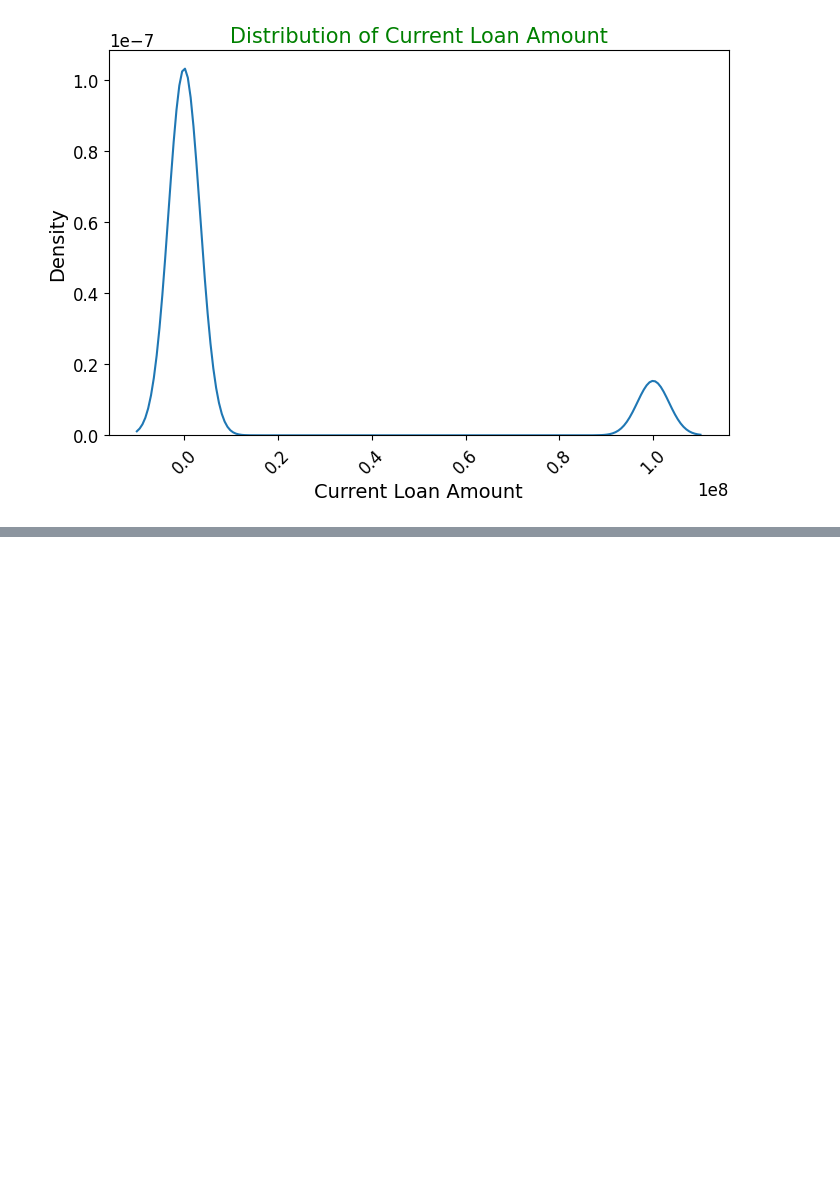
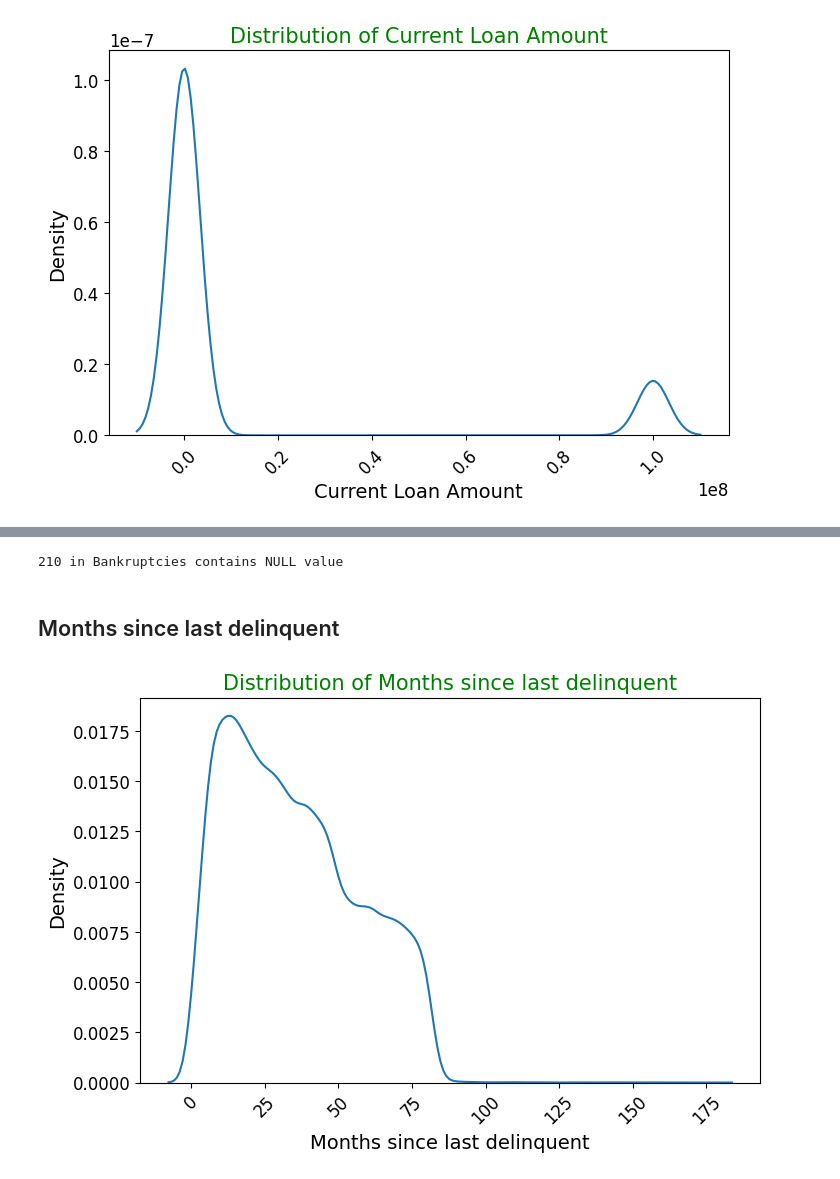
Before and after one commit to M-S-ALAM/Loan-Eligibility-Prediction, a Jupyter notebook: Untitled.ipynb, the cells around one changed output, grey strips where cells are left out. Drawn from its saved outputs; the diff is of its cells as text; code cells hidden in the pictures; blank space fills up the shorter version.

```diff
--- a/Untitled.ipynb
+++ b/Untitled.ipynb
@@ -145,0 +188,17 @@ plt.show()
+# %%
+print('{} in Bankruptcies contains NULL value'.format(data['Bankruptcies'].isnull().sum()))
+# %% [output]
+210 in Bankruptcies contains NULL value
+# %%
+### Impute with 75% quantile value
+data['Bankruptcies'].fillna(data["Bankruptcies"].describe()['75%'], inplace=True)
+# %% [markdown]
+## Months since last delinquent
+# %%
+plt.figure(figsize=(8,5))
+sns.kdeplot(data['Months since last delinquent'])
+plt.title("Distribution of Months since last delinquent",size=15)
+plt.xticks(rotation=45)
+plt.show()
+# %% [output]
+[figure, added]
```
Also changed, not shown: parts of 18 cells of this notebook, 2 other files.
